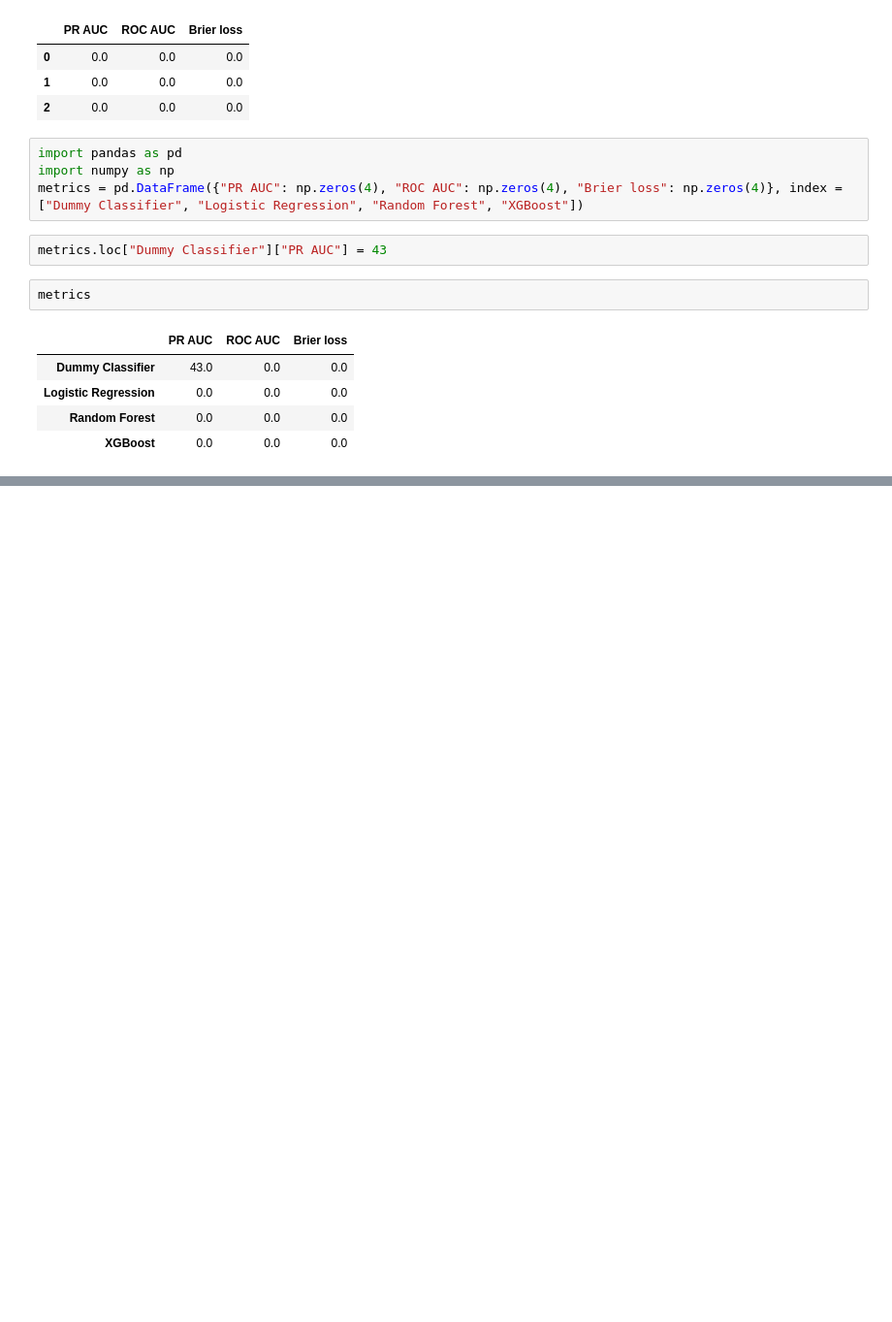
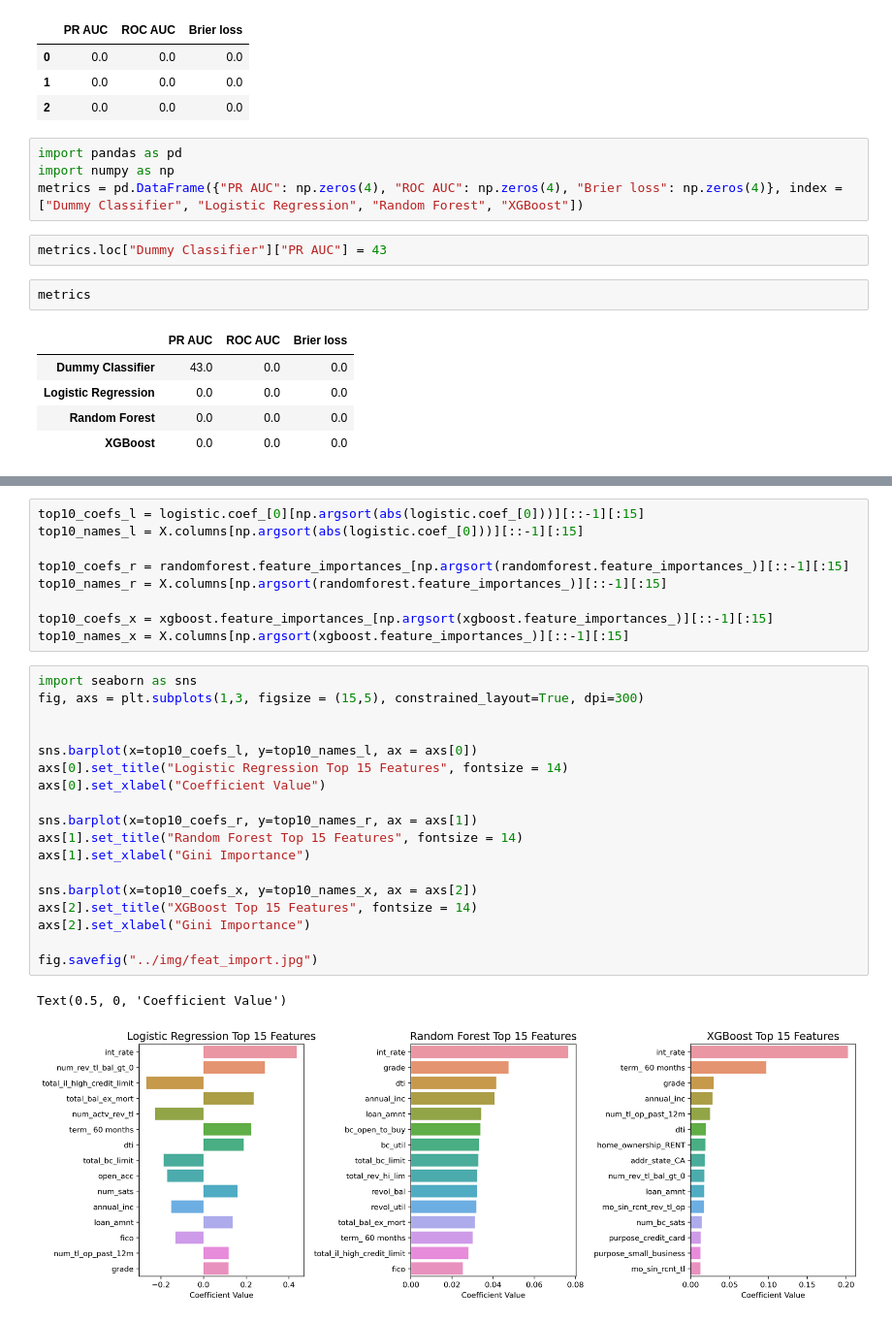
Before and after one commit to zcc33/lendingclub-loan-class, a Jupyter notebook: notebooks/exploratory.ipynb, the cells around one changed output, grey strips where cells are left out. Shown at 97% size. Drawn from its saved outputs; the diff is of its cells as text; blank space fills up the shorter version.

```diff
--- a/notebooks/exploratory.ipynb
+++ b/notebooks/exploratory.ipynb
@@ -1119,0 +1235,30 @@ metrics
+# %%
+top10_coefs_l = logistic.coef_[0][np.argsort(abs(logistic.coef_[0]))][::-1][:15]
+top10_names_l = X.columns[np.argsort(abs(logistic.coef_[0]))][::-1][:15]
+
+top10_coefs_r = randomforest.feature_importances_[np.argsort(randomforest.feature_importances_)][::-1][:15]
+top10_names_r = X.columns[np.argsort(randomforest.feature_importances_)][::-1][:15]
+
+top10_coefs_x = xgboost.feature_importances_[np.argsort(xgboost.feature_importances_)][::-1][:15]
+top10_names_x = X.columns[np.argsort(xgboost.feature_importances_)][::-1][:15]
+# %%
+import seaborn as sns
+fig, axs = plt.subplots(1,3, figsize = (15,5), constrained_layout=True, dpi=300)
+
+
+sns.barplot(x=top10_coefs_l, y=top10_names_l, ax = axs[0])
+axs[0].set_title("Logistic Regression Top 15 Features", fontsize = 14)
+axs[0].set_xlabel("Coefficient Value")
+
+sns.barplot(x=top10_coefs_r, y=top10_names_r, ax = axs[1])
+axs[1].set_title("Random Forest Top 15 Features", fontsize = 14)
+axs[1].set_xlabel("Gini Importance")
+
+sns.barplot(x=top10_coefs_x, y=top10_names_x, ax = axs[2])
+axs[2].set_title("XGBoost Top 15 Features", fontsize = 14)
+axs[2].set_xlabel("Gini Importance")
+
+fig.savefig("../img/feat_import.jpg")
+# %% [output]
+Text(0.5, 0, 'Coefficient Value')
+[figure, added]
```
Also changed, not shown: parts of 11 cells of this notebook, 5 other files.
